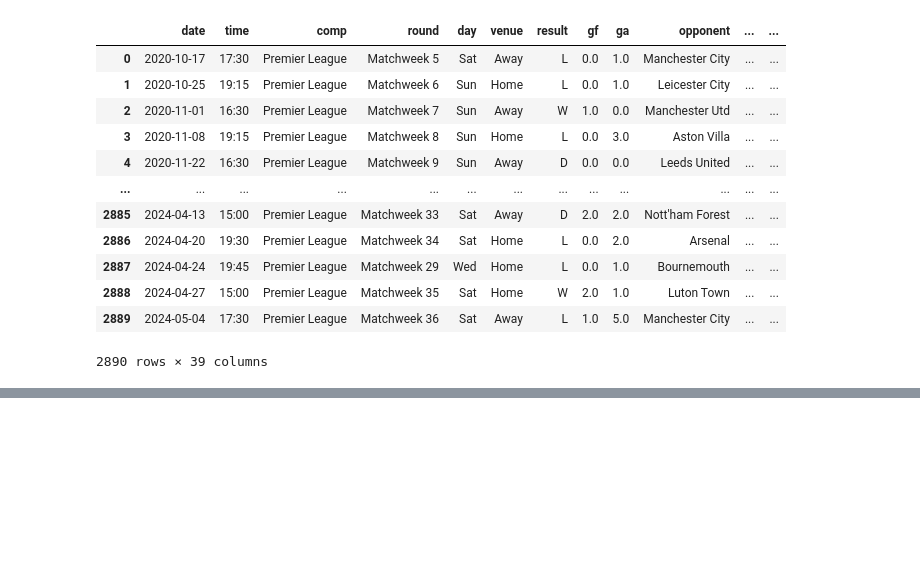
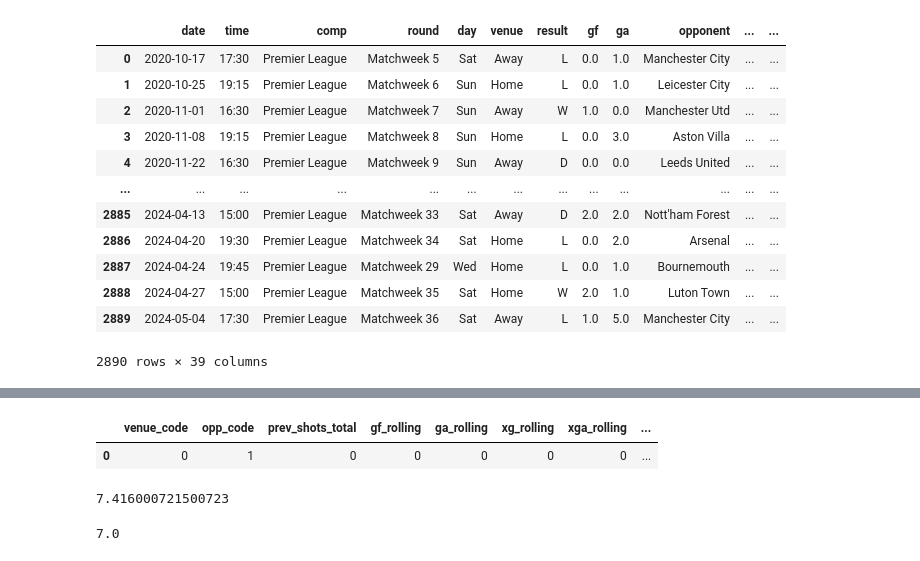
Before and after one commit to FlyingChilli04/CornerKick, a Jupyter notebook: Corner_Prediction 1.0.ipynb, the cells around one changed output, grey strips where cells are left out. Cells and saved outputs as stored; diff of their text form; code cells hidden in the pictures; blank space fills up the shorter version.

```diff
--- a/Corner_Prediction 1.0.ipynb
+++ b/Corner_Prediction 1.0.ipynb
@@ -380,0 +406,24 @@ combined.head(20)
+# %%
+import numpy as np
+
+# Example future game data
+future_game = {
+    "venue_code": 0,
+    "opp_code": 1,
+    "prev_shots_total": 0,
+    "gf_rolling": 0,
+    "ga_rolling": 0,
+    "xg_rolling": 0,
+    "xga_rolling": 0,
+    "poss_x_rolling": 20,
+    "ck_rolling": 0,
+    "touches_rolling": 50,
+    "binary_result_rolling": 0
+}
+# %%
+future_game_df = pd.DataFrame([future_game])
+# %%
+future_game_df
+# %% [output]
+|  | venue_code | opp_code | prev_shots_total | gf_rolling | ga_rolling | xg_rolling | xga_rolling | ... |
+| 0 | 0 | 1 | 0 | 0 | 0 | 0 | 0 | ... |
@@ -380,0 +436,8 @@ combined.head(20)
+# %%
+rf_model_pred[0]
+# %% [output]
+7.416000721500723
+# %%
+rf_model_pred[0].round()
+# %% [output]
+7.0
```
Also changed, not shown: parts of 21 cells of this notebook, 5 other files.
